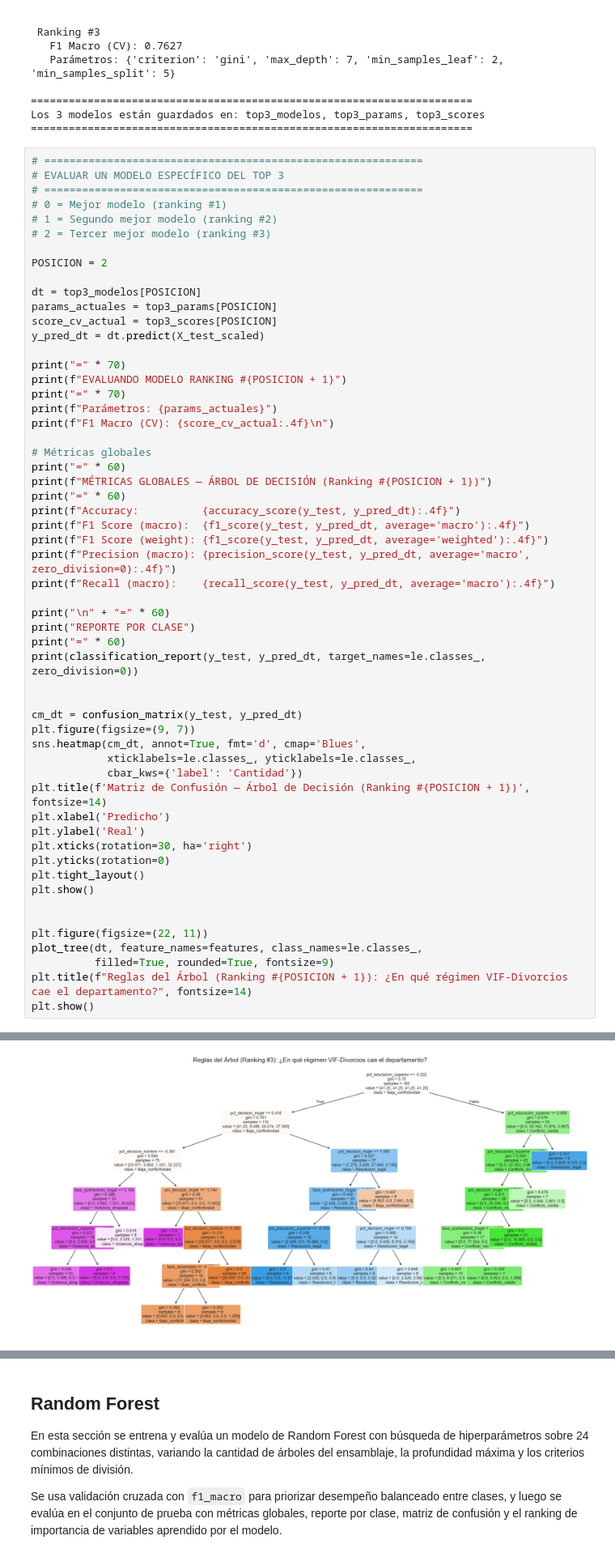
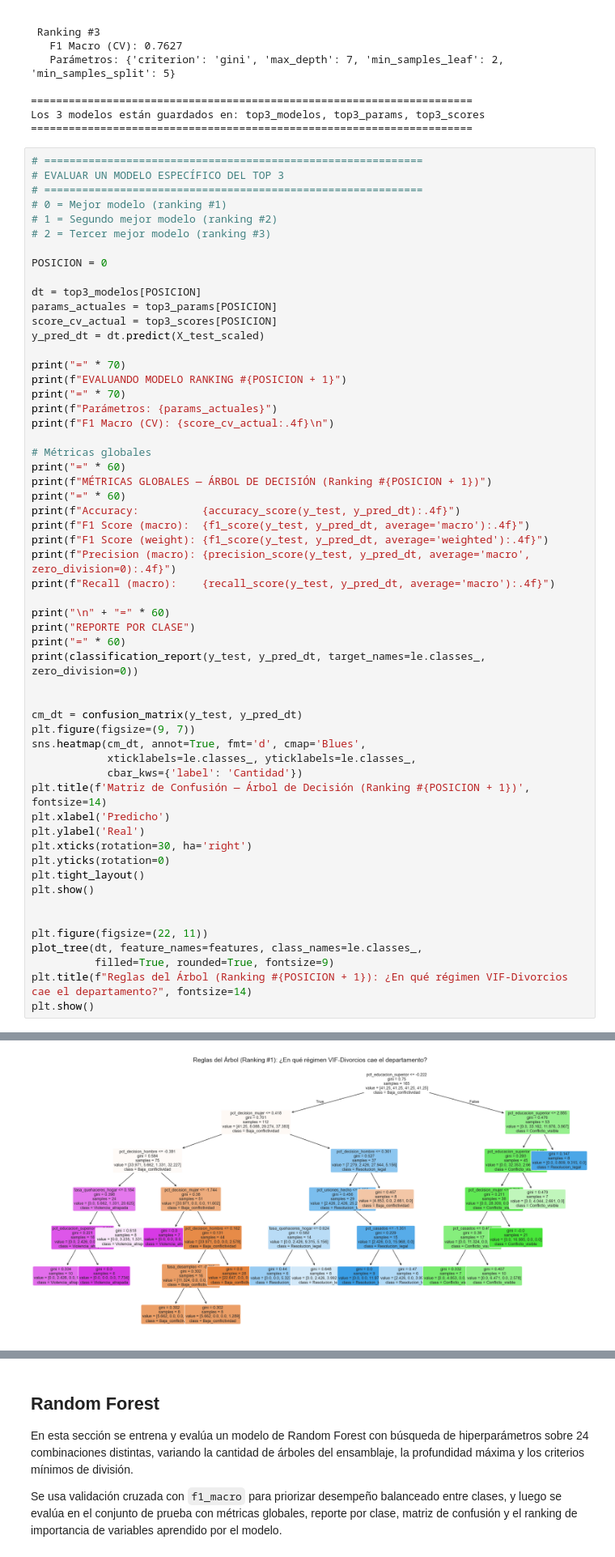
Before and after one commit to Vann06/MD_Proyecto1, a Jupyter notebook: Modelos_Predictivos/cuatrovariables_predictivas.ipynb, the cells around one changed output, grey strips where cells are left out. Shown at 81% size. Drawn from its saved outputs; the diff is of its cells as text.

```diff
--- a/Modelos_Predictivos/cuatrovariables_predictivas.ipynb
+++ b/Modelos_Predictivos/cuatrovariables_predictivas.ipynb
@@ -316,7 +316,7 @@ Los 3 modelos están guardados en: top3_modelos, top3_params, top3_scores
 # 1 = Segundo mejor modelo (ranking #2)
 # 2 = Tercer mejor modelo (ranking #3)
 
-POSICION = 2
+POSICION = 0
 
 dt = top3_modelos[POSICION]
 params_actuales = top3_params[POSICION]
@@ -376,12 +376,12 @@ MÉTRICAS GLOBALES — ÁRBOL DE DECISIÓN (Ranking #3)
 ============================================================
 Accuracy:          0.8000
 F1 Score (macro):  0.7946
 F1 Score (weight): 0.8025
 ... (12 lines left out)
 
            accuracy                           0.80        55
           macro avg       0.80      0.79      0.79        55
        weighted avg       0.81      0.80      0.80        55
 [figure]
-[figure, old version]
+[figure, new version]
 # %% [markdown]
```
Also changed, not shown: parts of 10 cells of this notebook.
